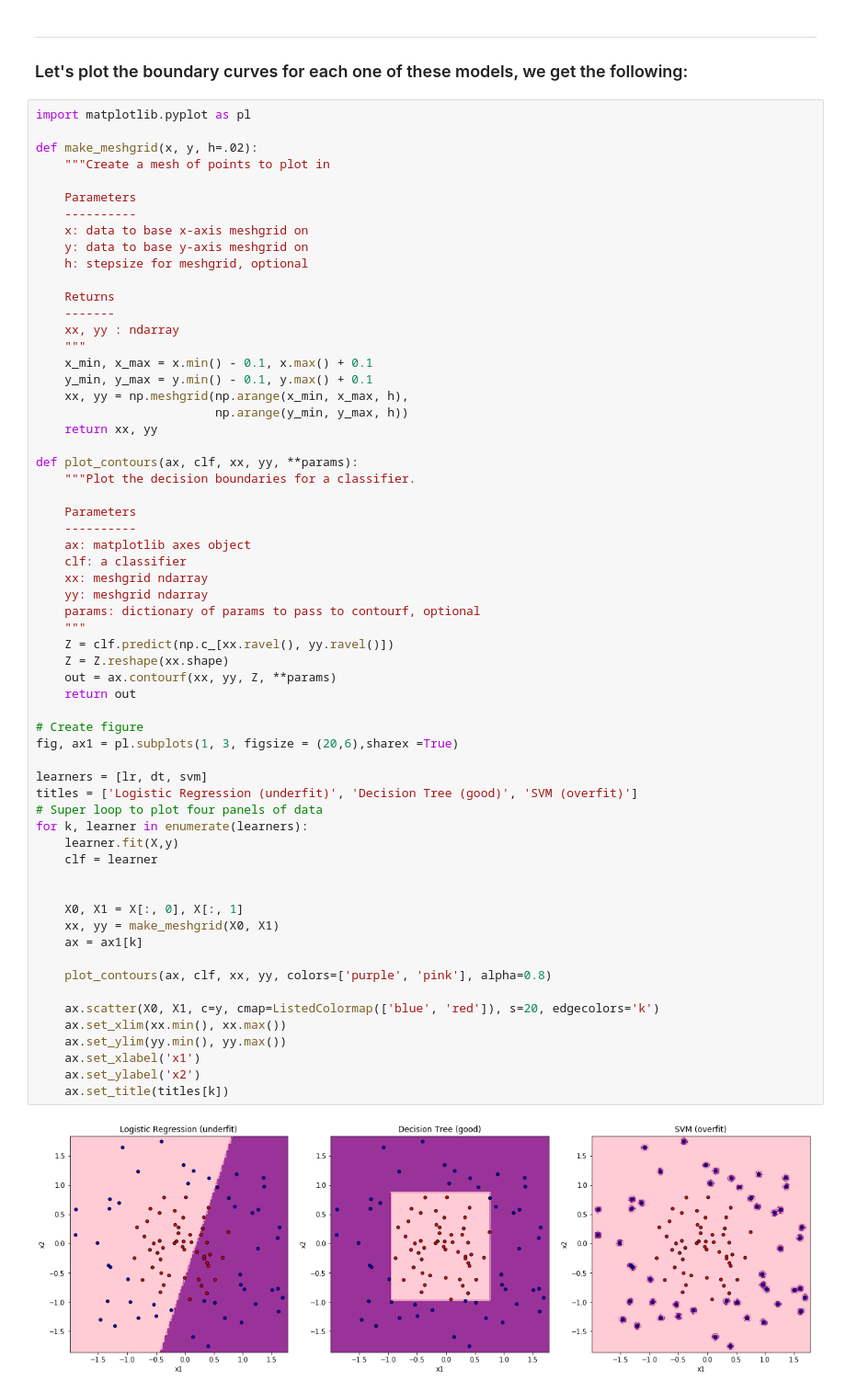
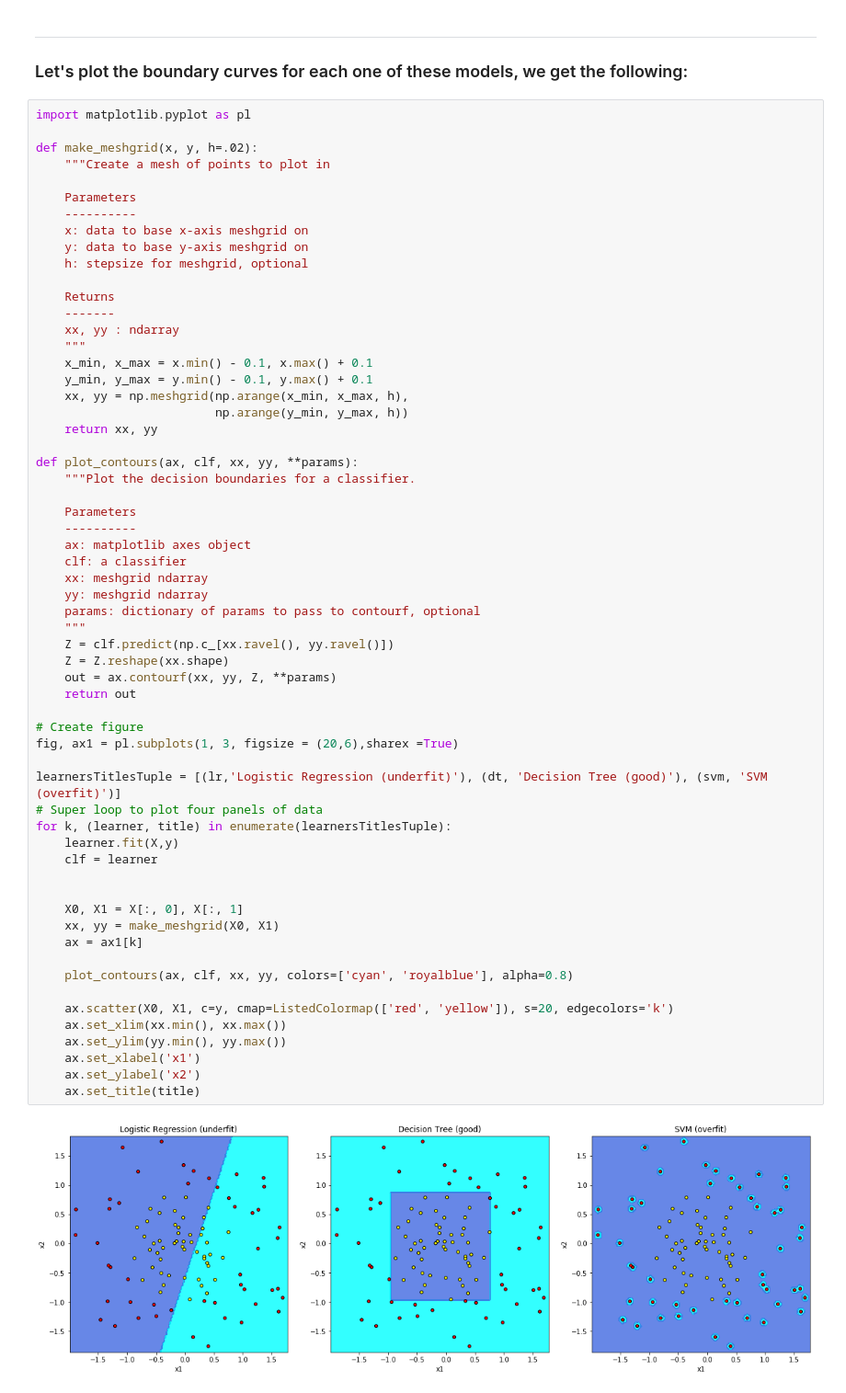
Before and after one commit to dylan-shao/ML-DS-Udacity_Data_Scientist_Nanodegree, a Jupyter notebook: Supervised Learning/Learning Curves/Learning Curves.ipynb, the cells around one changed output. Shown at 92% size. Saved outputs shown, nothing was run; the diff lists cells and outputs as text.

```diff
--- a/Supervised Learning/Learning Curves/Learning Curves.ipynb
+++ b/Supervised Learning/Learning Curves/Learning Curves.ipynb
@@ -150,37 +150,36 @@ def plot_contours(ax, clf, xx, yy, **params):
     ----------
     ax: matplotlib axes object
     clf: a classifier
     xx: meshgrid ndarray
     yy: meshgrid ndarray
     params: dictionary of params to pass to contourf, optional
     """
     Z = clf.predict(np.c_[xx.ravel(), yy.ravel()])
     Z = Z.reshape(xx.shape)
     out = ax.contourf(xx, yy, Z, **params)
     return out
 
 # Create figure
 fig, ax1 = pl.subplots(1, 3, figsize = (20,6),sharex =True)
 
-learners = [lr, dt, svm]
-titles = ['Logistic Regression (underfit)', 'Decision Tree (good)', 'SVM (overfit)']
+learnersTitlesTuple = [(lr,'Logistic Regression (underfit)'), (dt, 'Decision Tree (good)'), (svm, 'SVM (overfit)')]
 # Super loop to plot four panels of data
-for k, learner in enumerate(learners):
+for k, (learner, title) in enumerate(learnersTitlesTuple):
     learner.fit(X,y)
     clf = learner
 
 
     X0, X1 = X[:, 0], X[:, 1]
     xx, yy = make_meshgrid(X0, X1)
     ax = ax1[k]
 
-    plot_contours(ax, clf, xx, yy, colors=['purple', 'pink'], alpha=0.8)
+    plot_contours(ax, clf, xx, yy, colors=['cyan', 'royalblue'], alpha=0.8)
 
-    ax.scatter(X0, X1, c=y, cmap=ListedColormap(['blue', 'red']), s=20, edgecolors='k')
+    ax.scatter(X0, X1, c=y, cmap=ListedColormap(['red', 'yellow']), s=20, edgecolors='k')
     ax.set_xlim(xx.min(), xx.max())
     ax.set_ylim(yy.min(), yy.max())
     ax.set_xlabel('x1')
     ax.set_ylabel('x2')
-    ax.set_title(titles[k])
+    ax.set_title(title)
 # %% [output]
-[figure, old version]
+[figure, new version]
```
Also changed, not shown: 5 other files.
